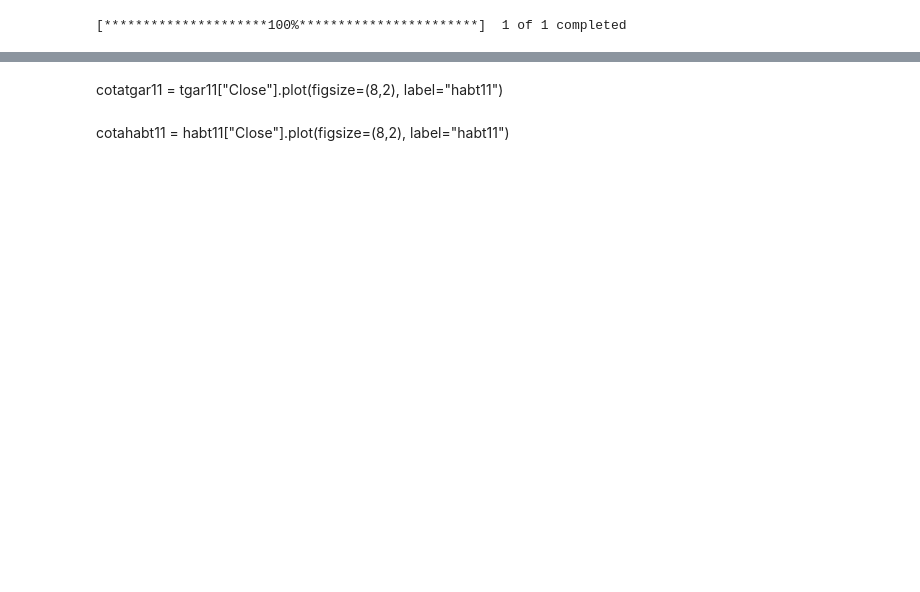
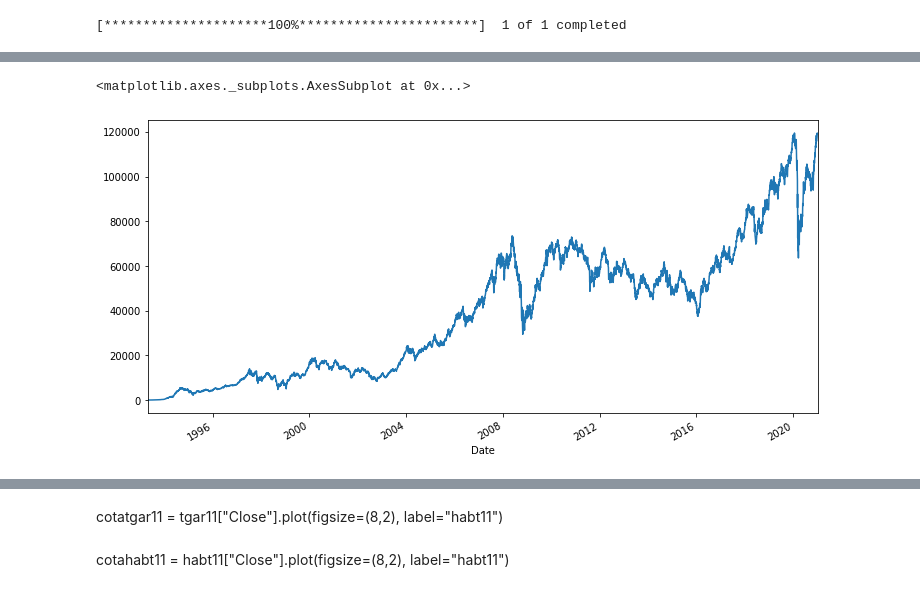
Before and after one commit to kioolz/Kioolz-World, a Jupyter notebook: IBOV.ipynb, the cells around one changed output, grey strips where cells are left out. Drawn from its saved outputs; the diff is of its cells as text; code cells hidden in the pictures; blank space fills up the shorter version.

```diff
--- a/IBOV.ipynb
+++ b/IBOV.ipynb
@@ -52,0 +51,6 @@ ibov["Open"].plot(figsize=(16,8))
+# %%
+#Assim como é possível criarmos um gráfico de sua abertura todos os dias desde ~1995.
+ibov["Open"].plot(figsize=(12,6))
+# %% [output]
+<matplotlib.axes._subplots.AxesSubplot at 0x...>
+[figure, added]
```
Also changed, not shown: parts of 25 cells of this notebook.
